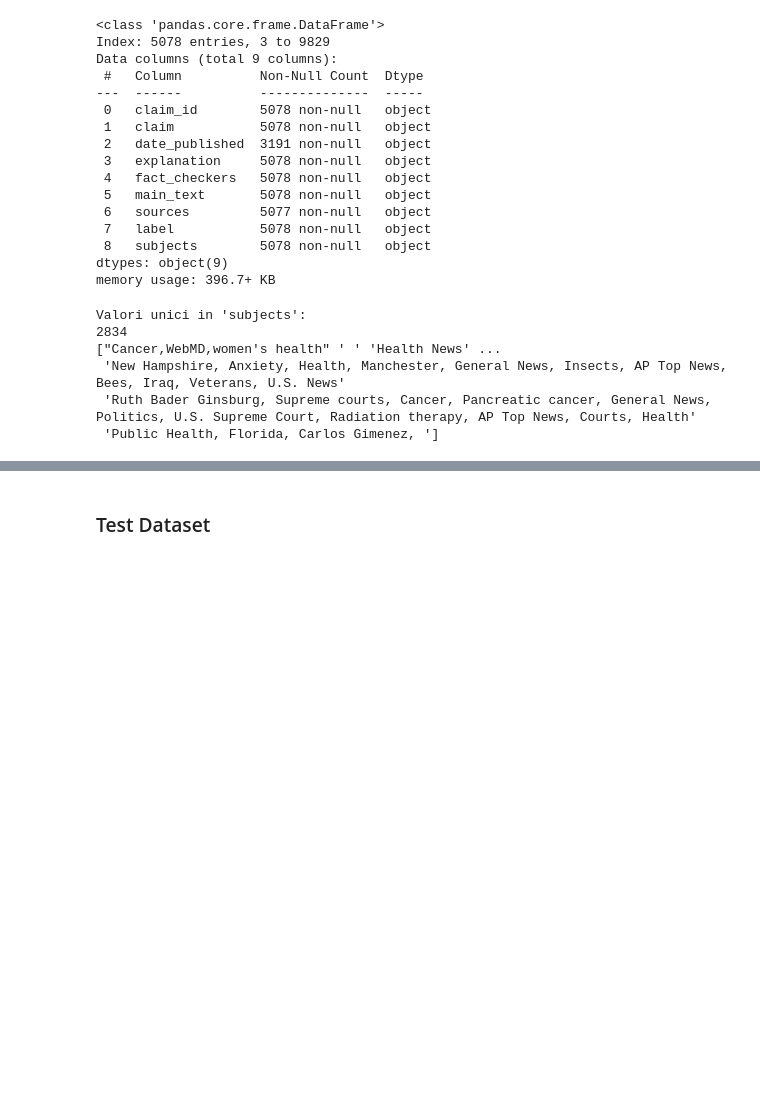
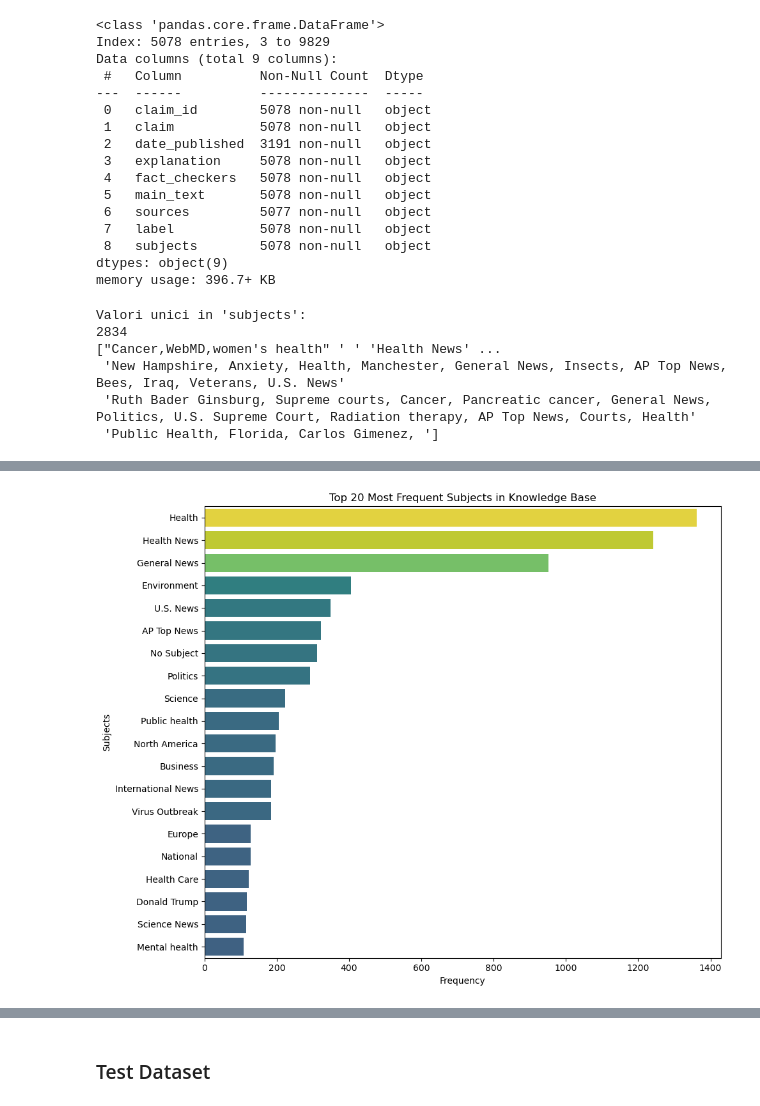
Before and after one commit to SimoneFarallo/integrating_knowledge_with_natural_language_processing_for_enhanced_fact-checking, a Jupyter notebook: 1.EDA_Preprocessing.ipynb, the cells around one changed output, grey strips where cells are left out. Saved outputs shown, nothing was run; the diff lists cells and outputs as text; code cells hidden in the pictures; blank space fills up the shorter version.

```diff
--- a/1.EDA_Preprocessing.ipynb
+++ b/1.EDA_Preprocessing.ipynb
@@ -251 +283,31 @@ knowledge_base
+# %%
+# Pulizia iniziale dei dati, inclusa la gestione dei soggetti vuoti
+subjects_series = knowledge_base['subjects'].dropna().str.strip().str.split(',')
+subjects_series = subjects_series.apply(lambda x: [i.strip() for i in x if i.strip() != ''])
+subjects_series = subjects_series.apply(lambda x: np.nan if len(x) == 0 else x)
+exploded_subjects = subjects_series.explode()
+exploded_subjects = exploded_subjects.fillna('No Subject')
+
+# Calcolare la frequenza di ciascun soggetto, inclusi quelli etichettati come 'No Subject'
+subject_counts = exploded_subjects.value_counts()
+
+# Selezionare i primi 20 soggetti più frequenti
+top_subjects = subject_counts.head(20)
+
+# Normalizzazione delle frequenze per l'intensità del colore
+norm_freqs = top_subjects / top_subjects.max()
+
+# Generazione di colori sfumati in base alla frequenza
+colors = [plt.get_cmap('viridis')(intensity) for intensity in norm_freqs * 0.75 + 0.25]  # Assicura una certa intensità minima
+
+# Creazione del diagramma a barre
+plt.figure(figsize=(10, 8))  # Dimensione aggiustata per migliorare la leggibilità
+sns.barplot(x=top_subjects.values, y=top_subjects.index, palette=colors)  # Utilizzo di seaborn per una migliore personalizzazione
+plt.title('Top 20 Most Frequent Subjects in Knowledge Base')
+plt.xlabel('Frequency')
+plt.ylabel('Subjects')
+plt.tight_layout()  # Aggiunge spazio intorno al grafico per evitare sovrapposizioni
+plt.show()
+# %% [output]
+[figure, added]
 # %%
```
Also changed, not shown: parts of 15 cells of this notebook, 1 other file.
